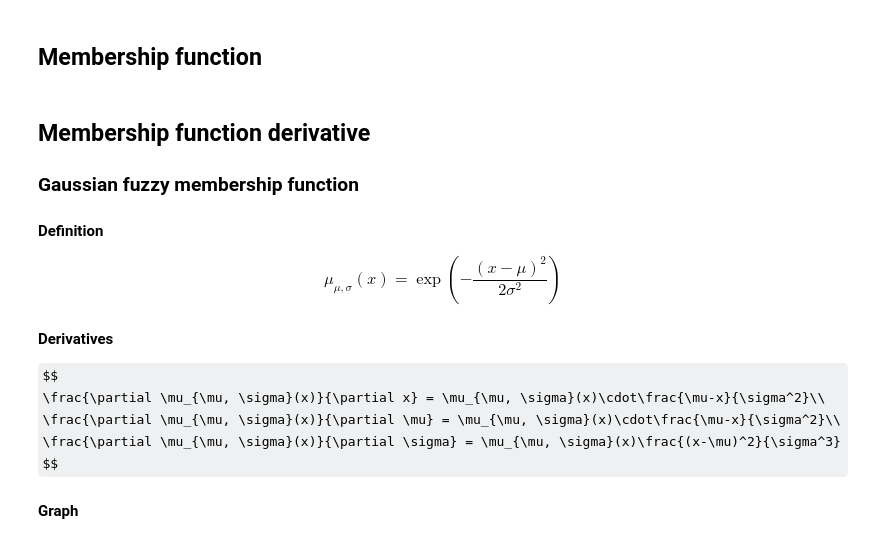
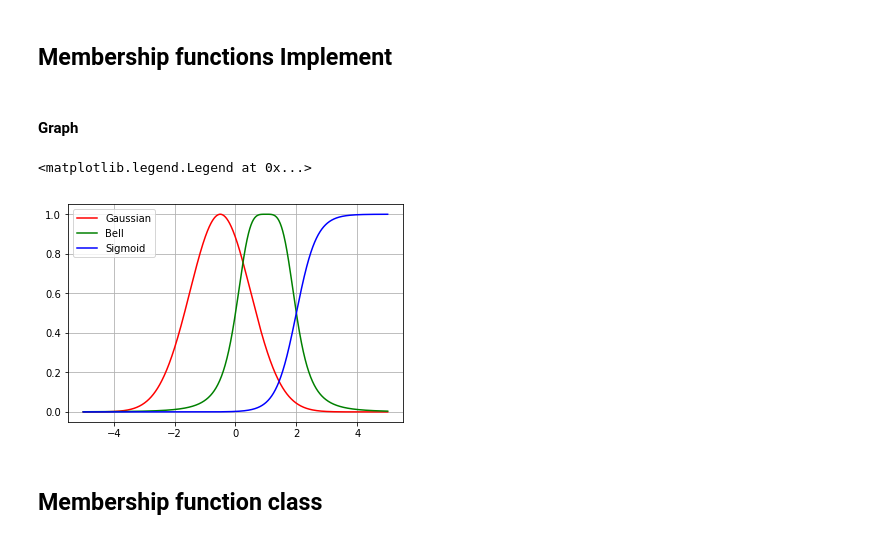
Before and after one commit to nguyenbh1507/Example_notebooks, a Jupyter notebook: AnFis_demo.ipynb, the cells around one changed output. Drawn from its saved outputs; the diff is of its cells as text; code cells hidden in the pictures; some formulas as TeX source.

```diff
--- a/AnFis_demo.ipynb
+++ b/AnFis_demo.ipynb
@@ -2,0 +45,2 @@ An example of using ANFIS technology
+# %% [markdown]
+## Membership functions Implement
@@ -3,5 +95,51 @@ An example of using ANFIS technology
+# %%
+def sigmf(x, b, c):
+    """
+    The basic sigmoid membership function generator.
+
+    Parameters
+    ----------
+    x : 1d array
+        Data vector for independent variable.
+    b : float
+        Offset or bias.  This is the center value of the sigmoid, where it
+        equals 1/2.
+    c : float
+        Controls 'width' of the sigmoidal region about `b` (magnitude); also
+        which side of the function is open (sign). A positive value of `a`
+        means the left side approaches 0.0 while the right side approaches 1.;
+        a negative value of `c` means the opposite.
+
+    Returns
+    -------
+    y : 1d array
+        Generated sigmoid values, defined as y = 1 / (1. + exp[- c * (x - b)])
+
+    Notes
+    -----
+    These are the same values, provided separately and in the opposite order
+    compared to the publicly available MathWorks' Fuzzy Logic Toolbox
+    documentation. Pay close attention to above docstring!
+    """
+    return 1. / (1. + np.exp(- c * (x - b)))
+# %% [markdown]
+#### Graph
+# %%
+x = np.array(range(-500, 501))/100
+gau = gaussmf(x=x, mean=-0.5, sigma=1)
+bell = gbellmf(x=x, a=1, b=2, c=1)
+sig = sigmf(x=x, b=2, c=3)
+
+plt.plot(x, gau, 'r', label='Gaussian')
+plt.plot(x, bell, 'g', label='Bell')
+plt.plot(x, sig, 'b', label='Sigmoid')
+plt.grid(True)
+plt.legend()
+# %% [output]
+<matplotlib.legend.Legend at 0x...>
+[figure, added]
 # %% [markdown]
-## Membership function
+## Membership function class
 # %%
 # -*- coding: utf-8 -*-
 """
@@ -33,17 +171,3 @@ class MemFuncs:
             ]
             for i in range(len(rowInput))
         ]
-# %% [markdown]
-## Membership function derivative
-### Gaussian fuzzy membership function
-#### Definition
-$$
-\mu_{\mu, \sigma}(x)=\exp \left(-\frac{(x-\mu)^2}{2\sigma^2}\right)
-$$
-#### Derivatives
-$$
-\frac{\partial \mu_{\mu, \sigma}(x)}{\partial x} = \mu_{\mu, \sigma}(x)\cdot\frac{\mu-x}{\sigma^2}\\
-\frac{\partial \mu_{\mu, \sigma}(x)}{\partial \mu} = \mu_{\mu, \sigma}(x)\cdot\frac{\mu-x}{\sigma^2}\\
-\frac{\partial \mu_{\mu, \sigma}(x)}{\partial \sigma} = \mu_{\mu, \sigma}(x)\frac{(x-\mu)^2}{\sigma^3}
-$$
-#### Graph
```
Also changed, not shown: parts of 30 cells of this notebook.
